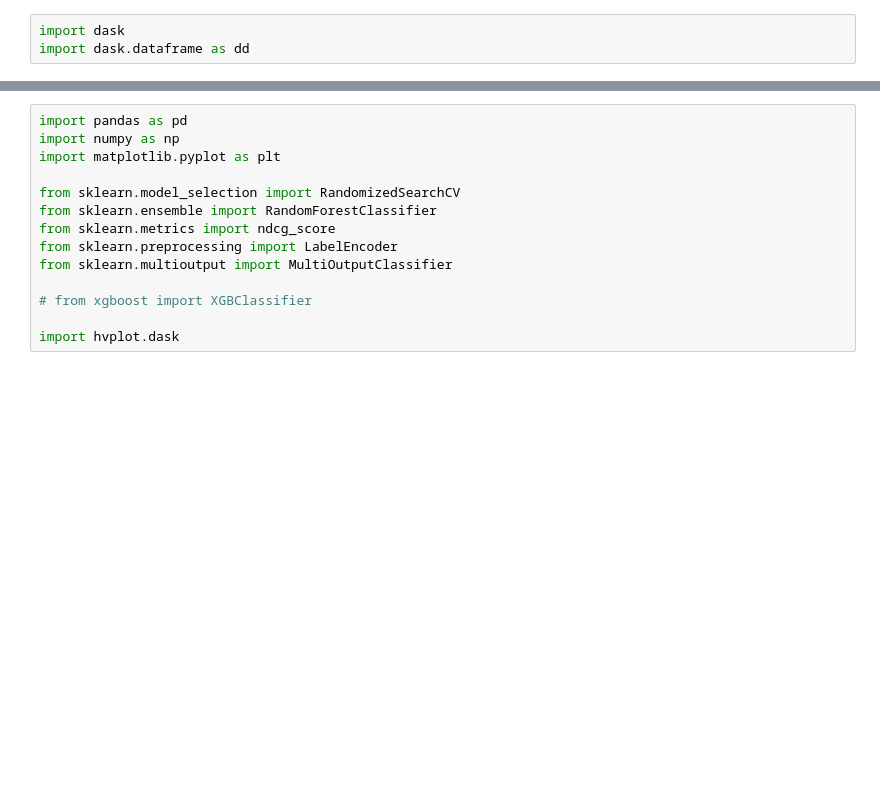
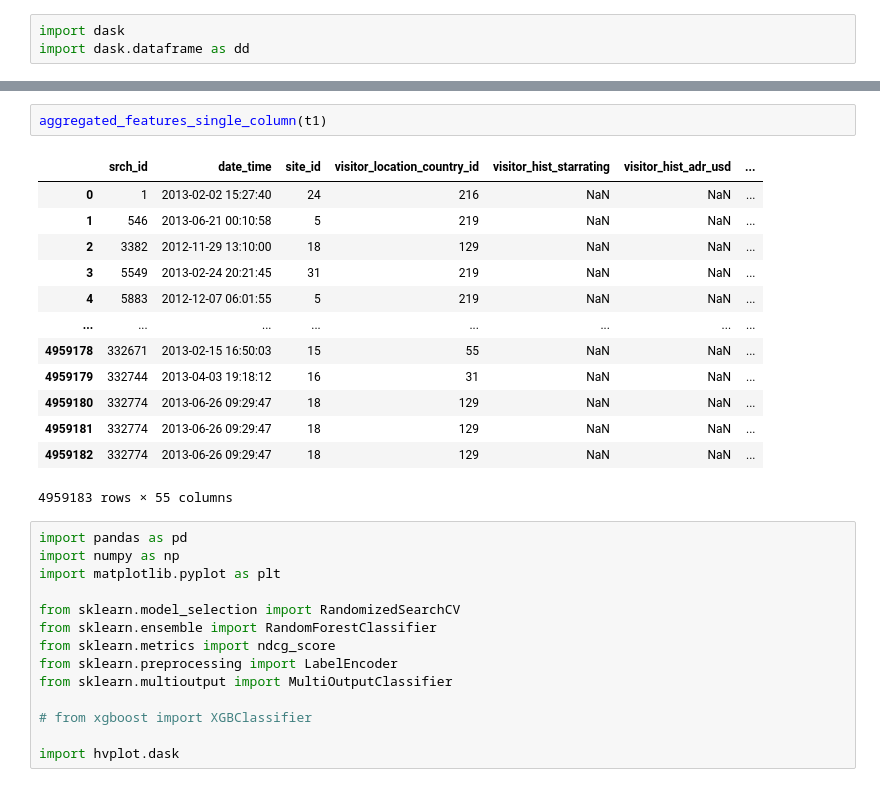
Before and after one commit to IOuadah/DMT_2, a Jupyter notebook: tfrs_FOUT.ipynb, the cells around one changed output, grey strips where cells are left out. Drawn from its saved outputs; the diff is of its cells as text; blank space fills up the shorter version.

```diff
--- a/tfrs_FOUT.ipynb
+++ b/tfrs_FOUT.ipynb
@@ -8,3 +320,19 @@ client = cluster.get_client()
+# %%
+aggregated_features_single_column(t1)
+# %% [output]
+|  | srch_id | date_time | site_id | visitor_location_country_id | visitor_hist_starrating | visitor_hist_adr_usd | ... |
+| 0 | 1 | 2013-02-02 15:27:40 | 24 | 216 | NaN | NaN | ... |
+| 1 | 546 | 2013-06-21 00:10:58 | 5 | 219 | NaN | NaN | ... |
+| 2 | 3382 | 2012-11-29 13:10:00 | 18 | 129 | NaN | NaN | ... |
+| 3 | 5549 | 2013-02-24 20:21:45 | 31 | 219 | NaN | NaN | ... |
+| 4 | 5883 | 2012-12-07 06:01:55 | 5 | 219 | NaN | NaN | ... |
+| ... | ... | ... | ... | ... | ... | ... | ... |
+| 4959178 | 332671 | 2013-02-15 16:50:03 | 15 | 55 | NaN | NaN | ... |
+| 4959179 | 332744 | 2013-04-03 19:18:12 | 16 | 31 | NaN | NaN | ... |
+| 4959180 | 332774 | 2013-06-26 09:29:47 | 18 | 129 | NaN | NaN | ... |
+| 4959181 | 332774 | 2013-06-26 09:29:47 | 18 | 129 | NaN | NaN | ... |
+| 4959182 | 332774 | 2013-06-26 09:29:47 | 18 | 129 | NaN | NaN | ... |
+4959183 rows × 55 columns
 # %%
 import pandas as pd
 import numpy as np
```
Also changed, not shown: parts of 16 cells of this notebook.
